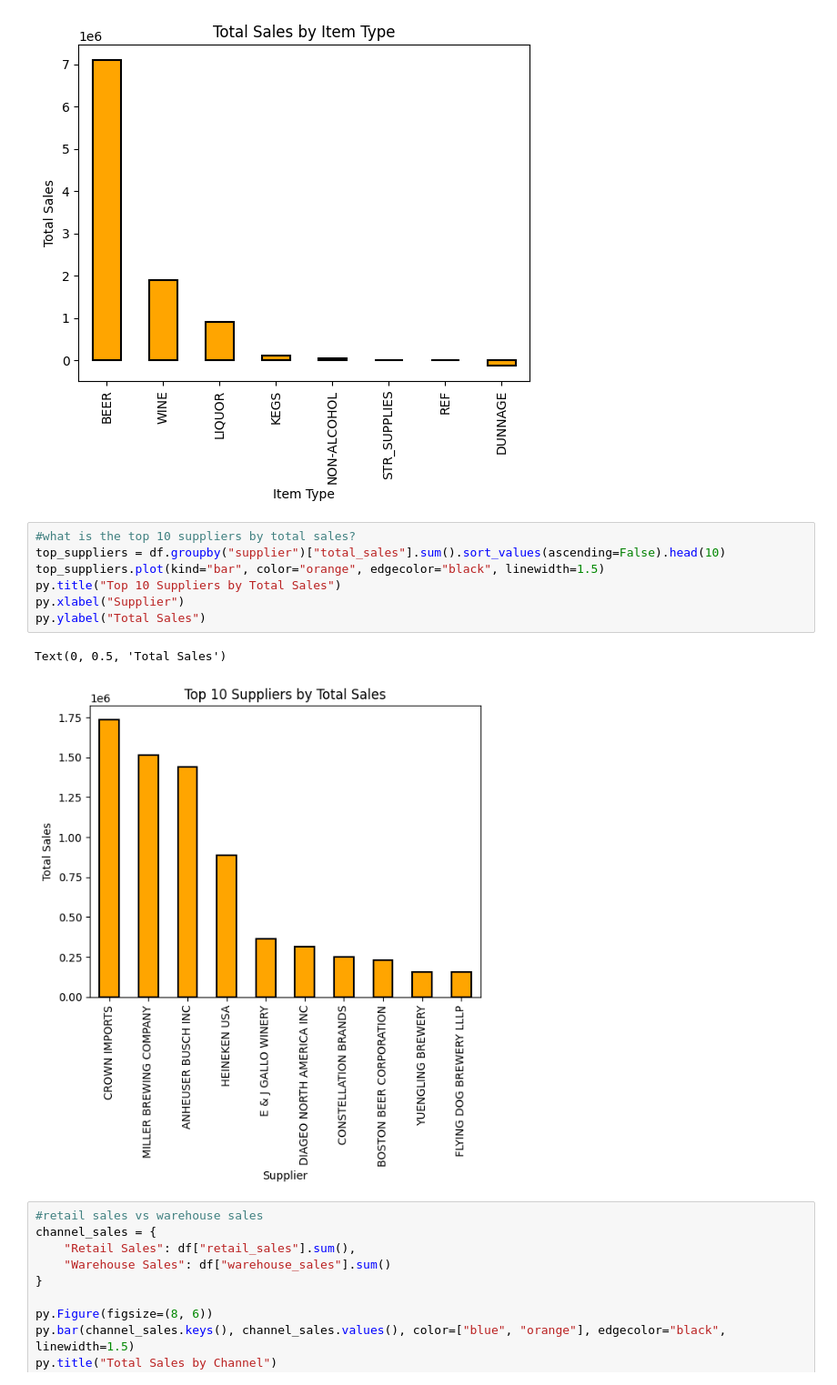
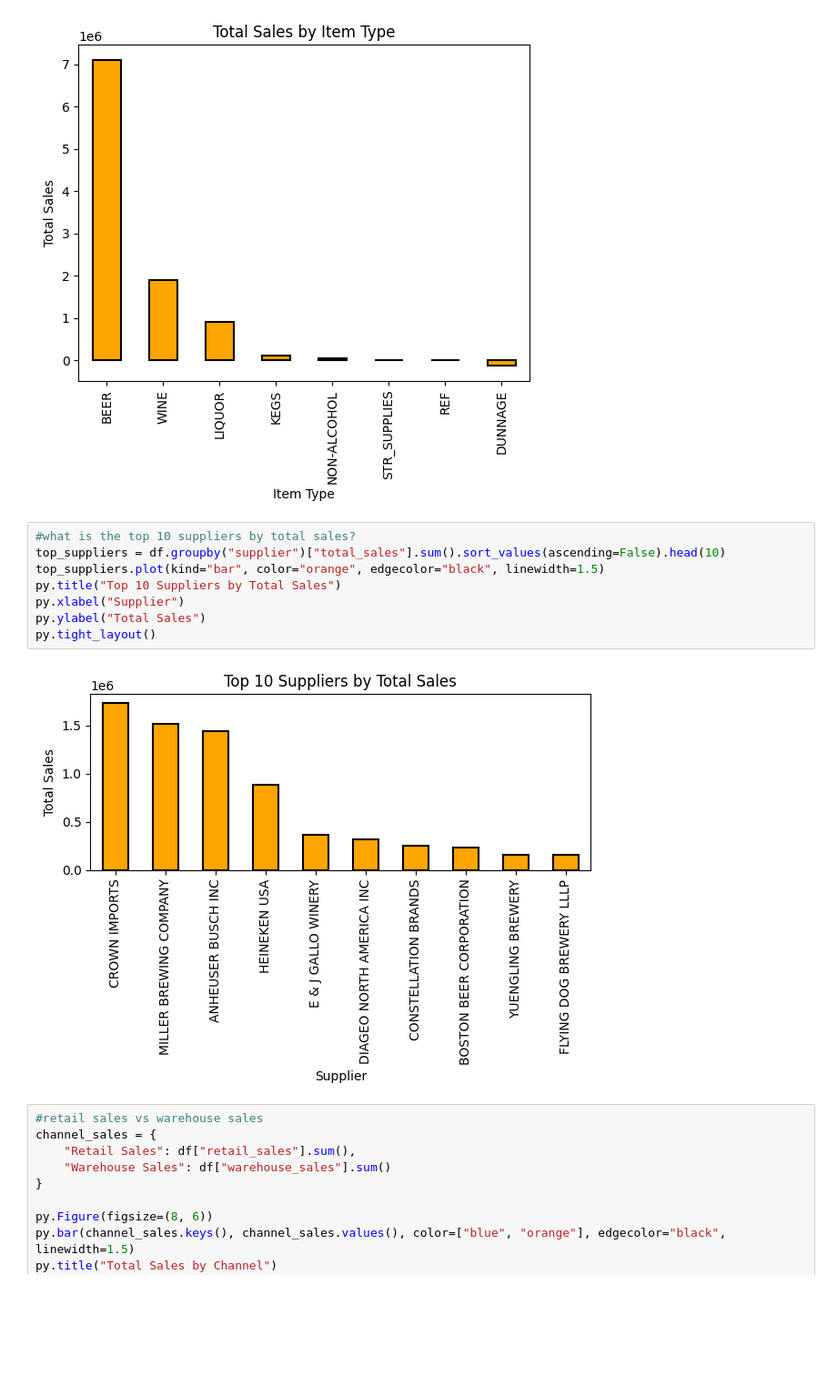
Before and after one commit to solo-beep569/sales-py, a Jupyter notebook: warehouseandretailsales.ipynb, the cells around one changed output. Shown at 91% size. Cells and saved outputs as stored; diff of their text form; blank space fills up the shorter version.

```diff
--- a/warehouseandretailsales.ipynb
+++ b/warehouseandretailsales.ipynb
@@ -152,13 +136,13 @@ Text(0, 0.5, 'Total Sales')
 # %%
 #what is the top 10 suppliers by total sales?
 top_suppliers = df.groupby("supplier")["total_sales"].sum().sort_values(ascending=False).head(10)
 top_suppliers.plot(kind="bar", color="orange", edgecolor="black", linewidth=1.5)
 py.title("Top 10 Suppliers by Total Sales")
 py.xlabel("Supplier")
 py.ylabel("Total Sales")
+py.tight_layout()
 # %% [output]
-Text(0, 0.5, 'Total Sales')
-[figure, old version]
+[figure, new version]
 # %%
 #retail sales vs warehouse sales
 channel_sales = {
```
Also changed, not shown: parts of 1 cell of this notebook.
